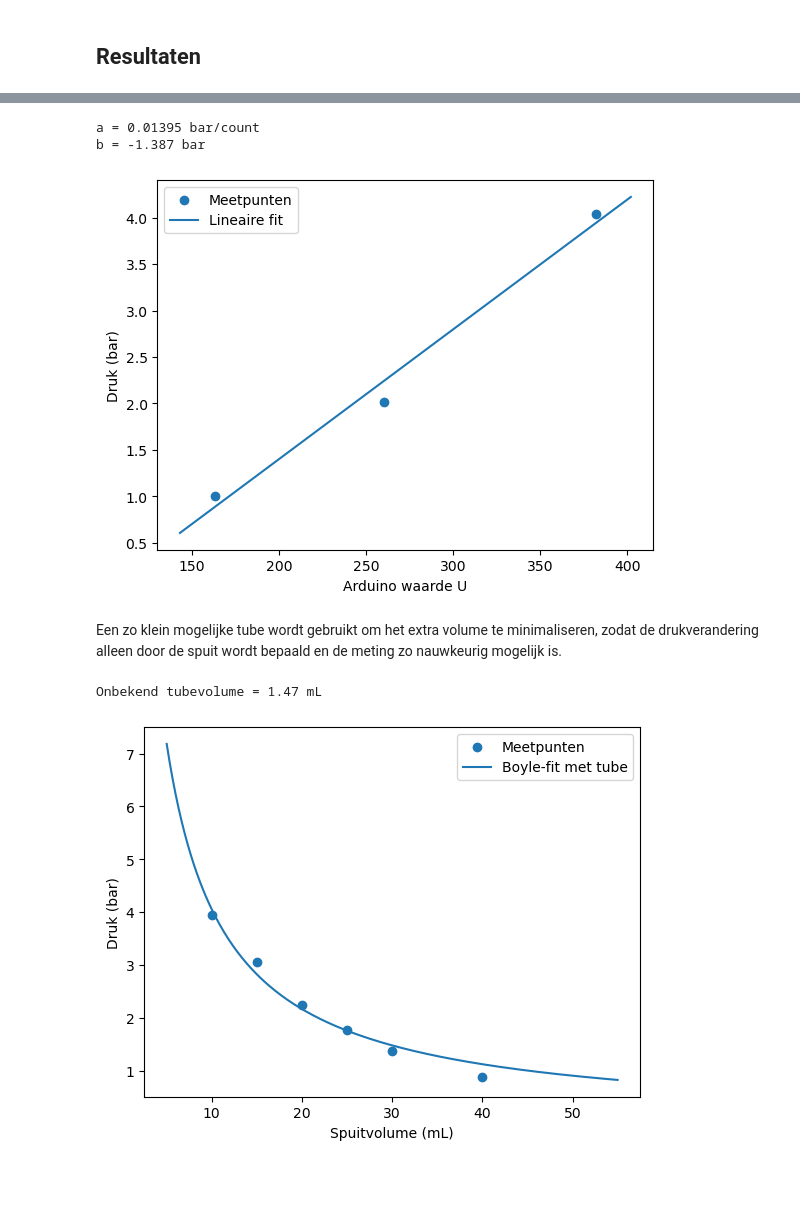
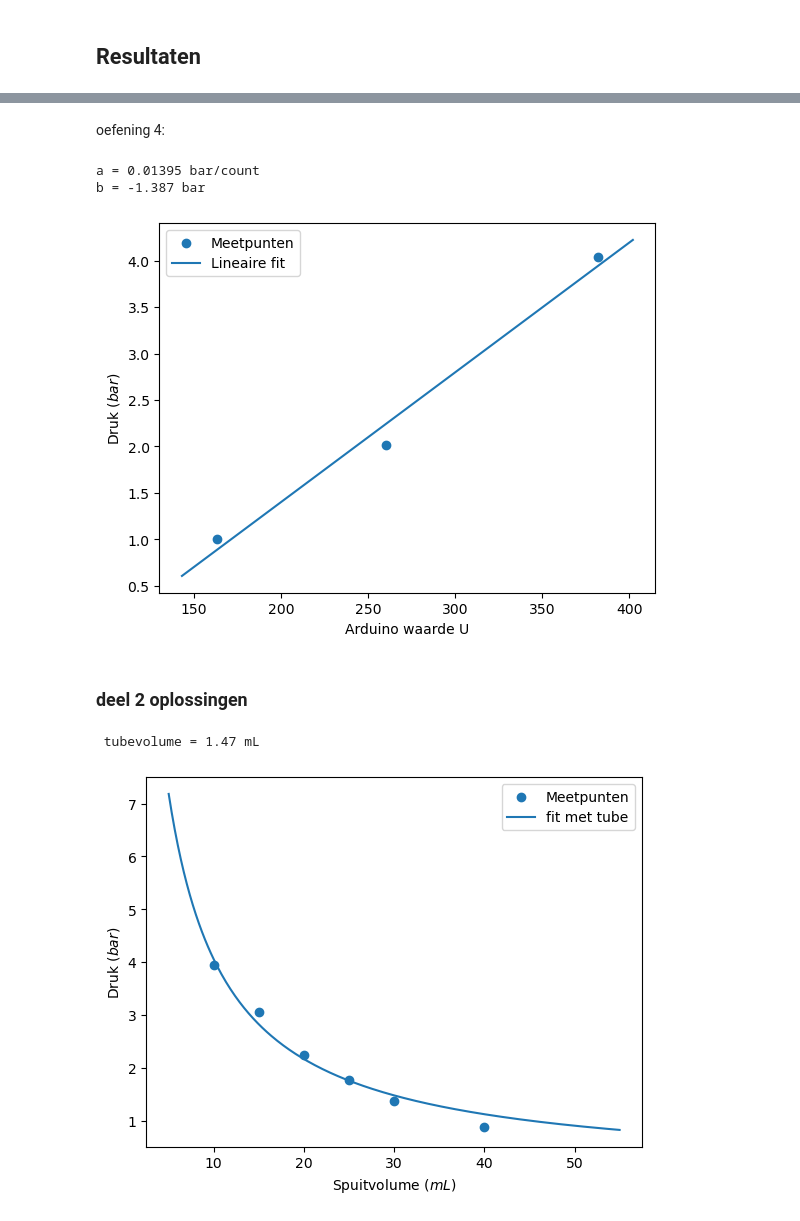
Before and after one commit to llotto123/IP2, a Jupyter notebook: Content/Labs/druksensorijken.ipynb, the cells around one changed output, grey strips where cells are left out. Saved outputs shown, nothing was run; the diff lists cells and outputs as text; code cells hidden in the pictures; blank space fills up the shorter version.

```diff
--- a/Content/Labs/druksensorijken.ipynb
+++ b/Content/Labs/druksensorijken.ipynb
@@ -89,3 +100,5 @@ p3_2_15=319
+# %% [markdown]
+oefening 4:
 # %%
 
 
@@ -94,74 +107,57 @@ P_atm = 1.01 #bar
 
 # Boyle: P * V = constant
 P = P_atm * 40 / V   # bar
+U = np.array([163, 260, 382])# gemeten arduinowaarden
 
-# gemeten Arduino-waarden (voorbeeld)
-U = np.array([163, 260, 382])
-
-# lineair model
 def lineair(U, a, b):
     return a * U + b
 
-# fit
+
 popt, pcov = curve_fit(lineair, U, P)
 a, b = popt
 
 print(f"a = {a:.5f} bar/count")
 print(f"b = {b:.3f} bar")
 
-# plot
+
 U_fit = np.linspace(min(U)-20, max(U)+20, 200)
 P_fit = lineair(U_fit, a, b)
 
 plt.scatter(U, P, label="Meetpunten")
 plt.plot(U_fit, P_fit, label="Lineaire fit")
 plt.xlabel("Arduino waarde U")
-plt.ylabel("Druk (bar)")
+plt.ylabel("Druk ($bar$)")
 plt.legend()
 plt.show()
 # %% [output]
 a = 0.01395 bar/count
 b = -1.387 bar
-[figure, old version]
+[figure, new version]
 # %% [markdown]
-Een zo klein mogelijke tube wordt gebruikt om het extra volume te minimaliseren, zodat de drukverandering alleen door de spuit wordt bepaald en de meting zo nauwkeurig mogelijk is.
+### deel 2 oplossingen
 # %%
-# gemeten spuitvolumes (mL)
-V_meet = np.array([ 40, 30, 25, 20, 15, 10])
 
-p1_2=163 #40
-p2_2=260 #20
-p3_2=382 #10
+V_meet = np.array([ 40, 30, 25, 20, 15, 10]) #gemete V in mL
 
-p1_2_30=197
-p2_2_25=226
-p3_2_15=319
-
-# gemeten Arduino-waarden met lange tube
-U_meet = np.array([163, 197, 226, 260, 319, 382])
-
-# zet Arduino-waarde om naar druk met ijking uit deel 1
-P_meet = lineair(U_meet, a, b)
+U_meet = np.array([163, 197, 226, 260, 319, 382]) # met lange tub
+P_meet = lineair(U_meet, a, b) #P met ijking uit deel 1
 
 def boyle_met_tube(V, C, V_tube):
     return C / (V + V_tube)
 
-# initiële schatting
-startwaarden = [P_meet[0] * V_meet[0], 5]
-
-popt, pcov = curve_fit(boyle_met_tube, V_meet, P_meet, p0=startwaarden)
+popt, pcov = curve_fit(boyle_met_tube, V_meet, P_meet)
 C_fit, V_tube_fit = popt
 
-print(f"Onbekend tubevolume = {V_tube_fit:.2f} mL")
+print(f" tubevolume = {V_tube_fit:.2f} mL")
 V_plot = np.linspace(5, 55, 300)
 P_plot = boyle_met_tube(V_plot, C_fit, V_tube_fit)
 
 plt.scatter(V_meet, P_meet, label="Meetpunten")
-plt.plot(V_plot, P_plot, label="Boyle-fit met tube")
-plt.xlabel("Spuitvolume (mL)")
-plt.ylabel("Druk (bar)")
+plt.plot(V_plot, P_plot, label="fit met tube")
+plt.xlabel("Spuitvolume ($mL$)")
+plt.ylabel("Druk ($bar$)")
 plt.legend()
 plt.show()
 # %% [output]
-Onbekend tubevolume = 1.47 mL
+ tubevolume = 1.47 mL
-[figure, old version]
+[figure, new version]
```
Also changed, not shown: parts of 3 cells of this notebook.
